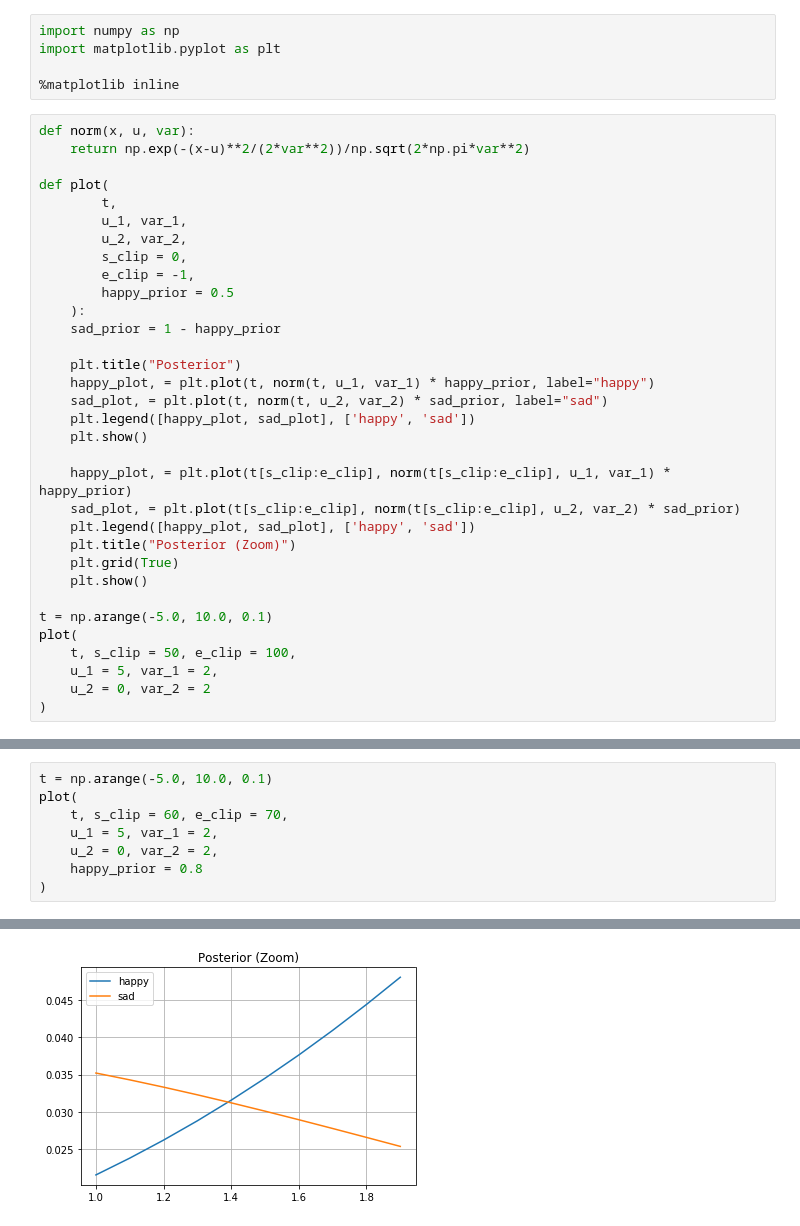
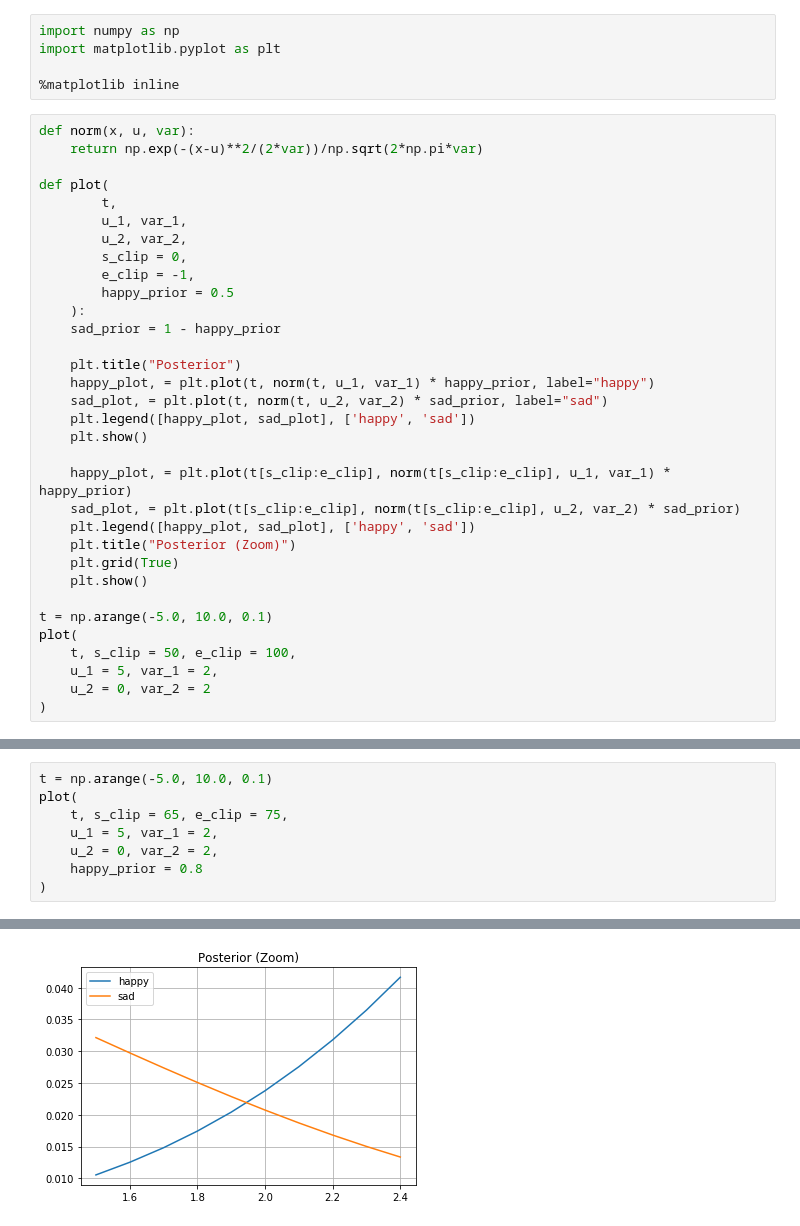
Before and after one commit to neungkl/MLE-and-naive-bayes-classification, a Jupyter notebook: simple-bayes-classifier.ipynb, the cells around one changed output, grey strips where cells are left out. Cells and saved outputs as stored; diff of their text form.

```diff
--- a/simple-bayes-classifier.ipynb
+++ b/simple-bayes-classifier.ipynb
@@ -5,7 +5,7 @@ import matplotlib.pyplot as plt
 %matplotlib inline
 # %%
 def norm(x, u, var):
-    return np.exp(-(x-u)**2/(2*var**2))/np.sqrt(2*np.pi*var**2)
+    return np.exp(-(x-u)**2/(2*var))/np.sqrt(2*np.pi*var)
 
 def plot(
         t,
@@ -42,7 +42,7 @@ plot(
 # %%
 t = np.arange(-5.0, 10.0, 0.1)
 plot(
-    t, s_clip = 60, e_clip = 70,
+    t, s_clip = 65, e_clip = 75,
     u_1 = 5, var_1 = 2,
     u_2 = 0, var_2 = 2,
     happy_prior = 0.8
@@ -52,4 +52,4 @@ plot(
-[figure, old version]
+[figure, new version]
 # %%
 t = np.arange(-5.0, 10.0, 0.1)
 plot(
```
Also changed, not shown: parts of 3 cells of this notebook, 16 other files.
